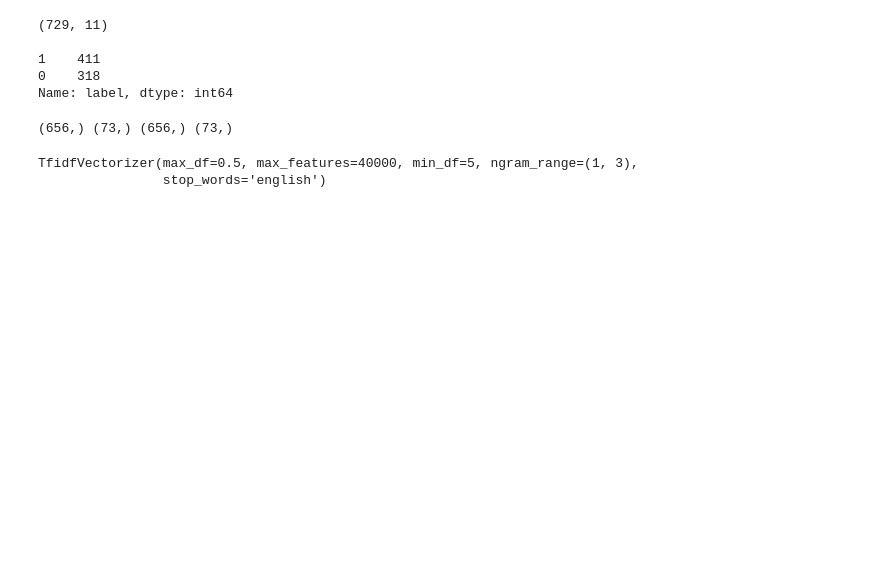
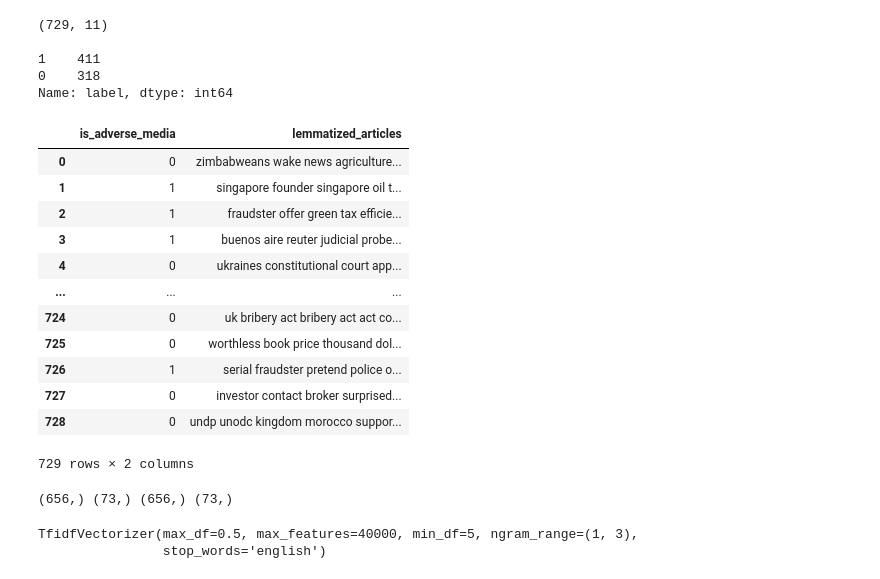
Before and after one commit to kristjanr/ut-ml-adverse-media, a Jupyter notebook: Kristjan/Naive Bayes with preprocessing and public test.ipynb, the cells around one changed output. Saved outputs shown, nothing was run; the diff lists cells and outputs as text; code cells hidden in the pictures; blank space fills up the shorter version.

```diff
--- a/Kristjan/Naive Bayes with preprocessing and public test.ipynb
+++ b/Kristjan/Naive Bayes with preprocessing and public test.ipynb
@@ -64,4 +64,21 @@ data["article"] = data["article"].apply(lemmatize)
 data = data.sample(frac = 1, random_state=42)
 data = data.reset_index()
 data = data.drop(['index'], axis=1)
+# %%
+df = pd.read_csv('../Canberk/cleaned_lemmatized_text.csv')
+df
+# %% [output]
+|  | is_adverse_media | lemmatized_articles |
+| 0 | 0 | zimbabweans wake news agriculture... |
+| 1 | 1 | singapore founder singapore oil t... |
+| 2 | 1 | fraudster offer green tax efficie... |
+| 3 | 1 | buenos aire reuter judicial probe... |
+| 4 | 0 | ukraines constitutional court app... |
+| ... | ... | ... |
+| 724 | 0 | uk bribery act bribery act act co... |
+| 725 | 0 | worthless book price thousand dol... |
+| 726 | 1 | serial fraudster pretend police o... |
+| 727 | 0 | investor contact broker surprised... |
+| 728 | 0 | undp unodc kingdom morocco suppor... |
+729 rows × 2 columns
 # %%
```
Also changed, not shown: parts of 11 cells of this notebook, 3 other files.
